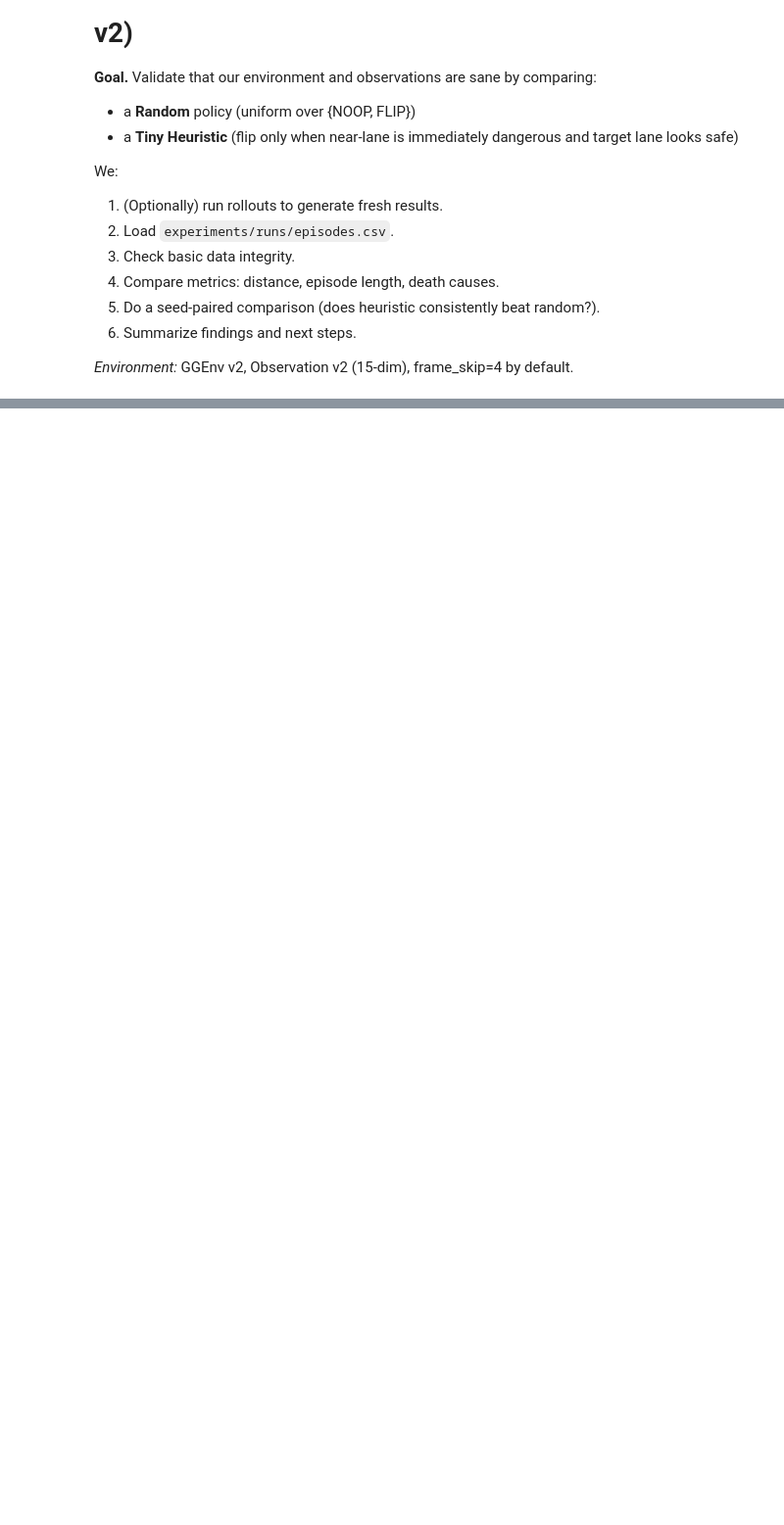
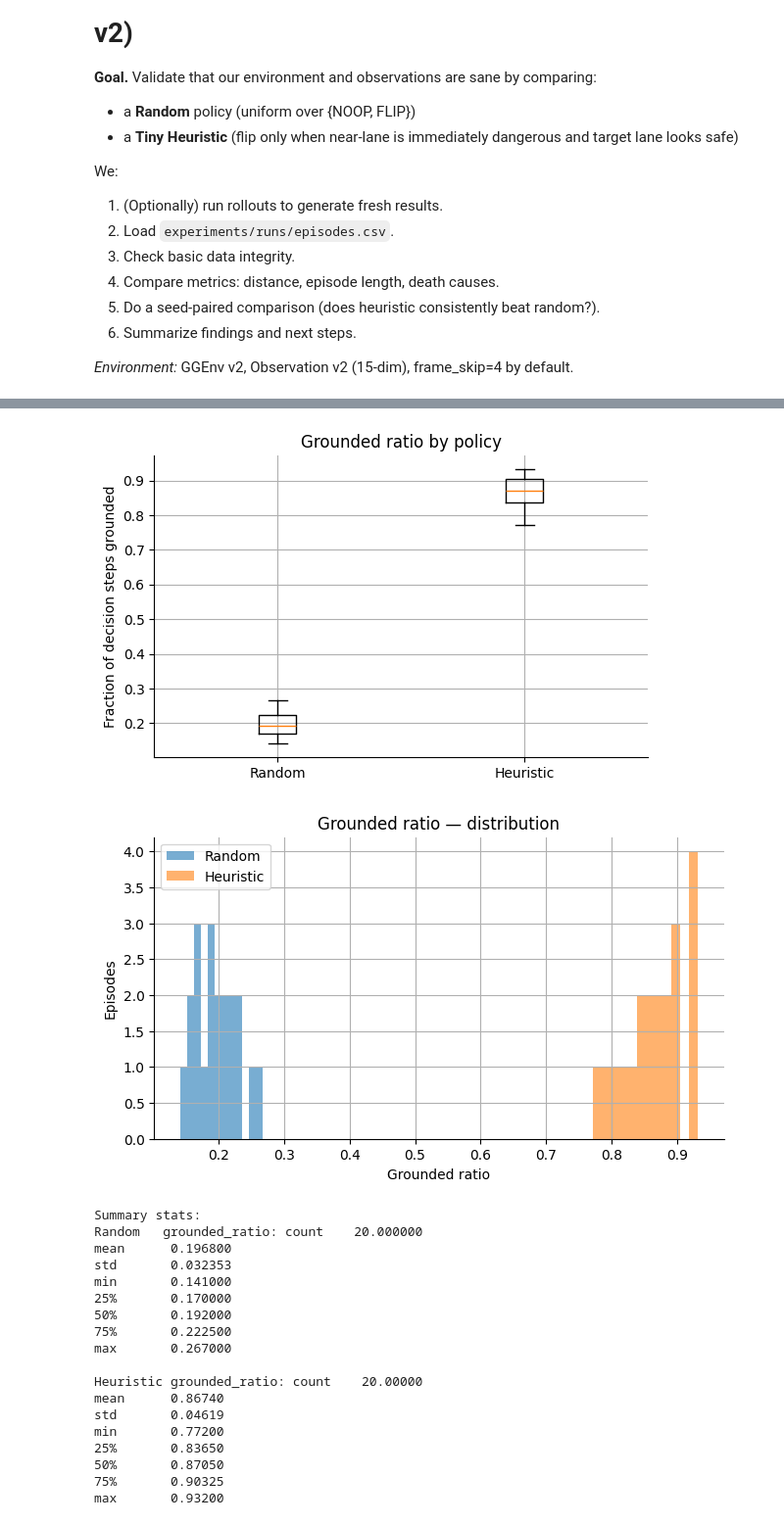
Before and after one commit to Mbaka11/Gravity-Guy-ML, a Jupyter notebook: experiments/notebooks/01_sanity_random.ipynb, the cells around one changed output, grey strips where cells are left out. Shown: that part at 98% size. Drawn from its saved outputs; the diff is of its cells as text; code cells hidden in the pictures; blank space fills up the shorter version.

```diff
--- a/experiments/notebooks/01_sanity_random.ipynb
+++ b/experiments/notebooks/01_sanity_random.ipynb
@@ -41,0 +454,51 @@ Episodes CSV exists: False
+# %%
+import matplotlib.pyplot as plt
+import numpy as np
+
+if "grounded_ratio" not in df.columns:
+    print("No grounded_ratio column found in logs.")
+else:
+    rnd_gr = pd.to_numeric(df[df["policy_name"]=="random"]["grounded_ratio"], errors="coerce").dropna()
+    heu_gr = pd.to_numeric(df[df["policy_name"]=="heuristic"]["grounded_ratio"], errors="coerce").dropna()
+
+    # Boxplot
+    fig, ax = plt.subplots(figsize=(6.5, 4))
+    ax.boxplot([rnd_gr, heu_gr], labels=["Random","Heuristic"], showfliers=False)
+    ax.set_title("Grounded ratio by policy")
+    ax.set_ylabel("Fraction of decision steps grounded")
+    plt.show()
+
+    # Overlaid histograms
+    fig, ax = plt.subplots(figsize=(7.5, 4))
+    ax.hist(rnd_gr, bins=12, alpha=0.6, label="Random")
+    ax.hist(heu_gr, bins=12, alpha=0.6, label="Heuristic")
+    ax.set_title("Grounded ratio — distribution")
+    ax.set_xlabel("Grounded ratio")
+    ax.set_ylabel("Episodes")
+    ax.legend()
+    plt.show()
+
+    print("Summary stats:")
+    print("Random   grounded_ratio:", rnd_gr.describe().to_string())
+    print("\nHeuristic grounded_ratio:", heu_gr.describe().to_string())
+# %% [output]
+[figure, added]
+[figure, added]
+Summary stats:
+Random   grounded_ratio: count    20.000000
+mean      0.196800
+std       0.032353
+min       0.141000
+25%       0.170000
+50%       0.192000
+75%       0.222500
+max       0.267000
+
+Heuristic grounded_ratio: count    20.00000
+mean      0.86740
+std       0.04619
+min       0.77200
+25%       0.83650
+50%       0.87050
+75%       0.90325
+max       0.93200
```
Also changed, not shown: parts of 11 cells of this notebook.
